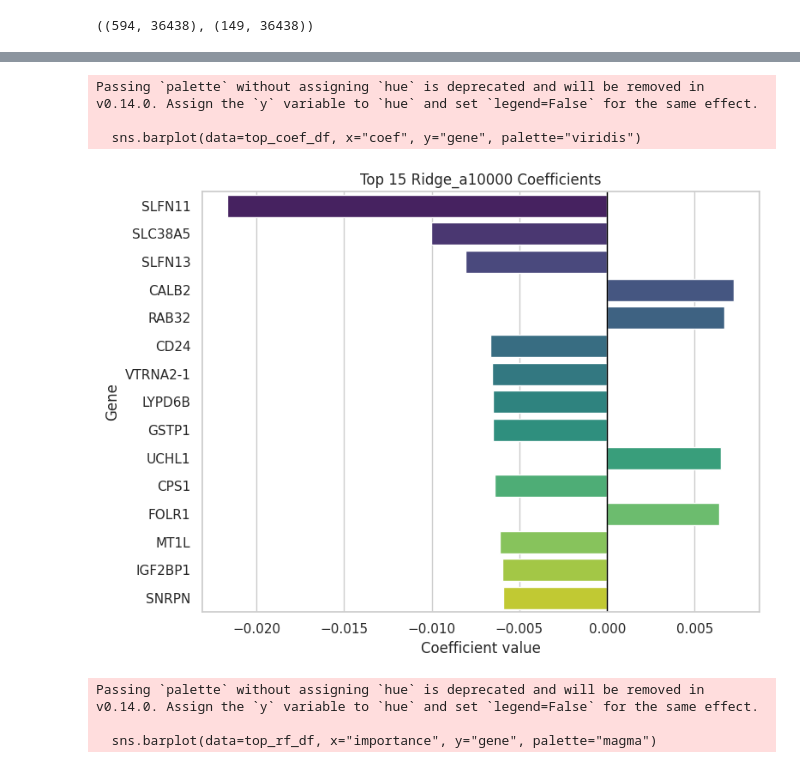
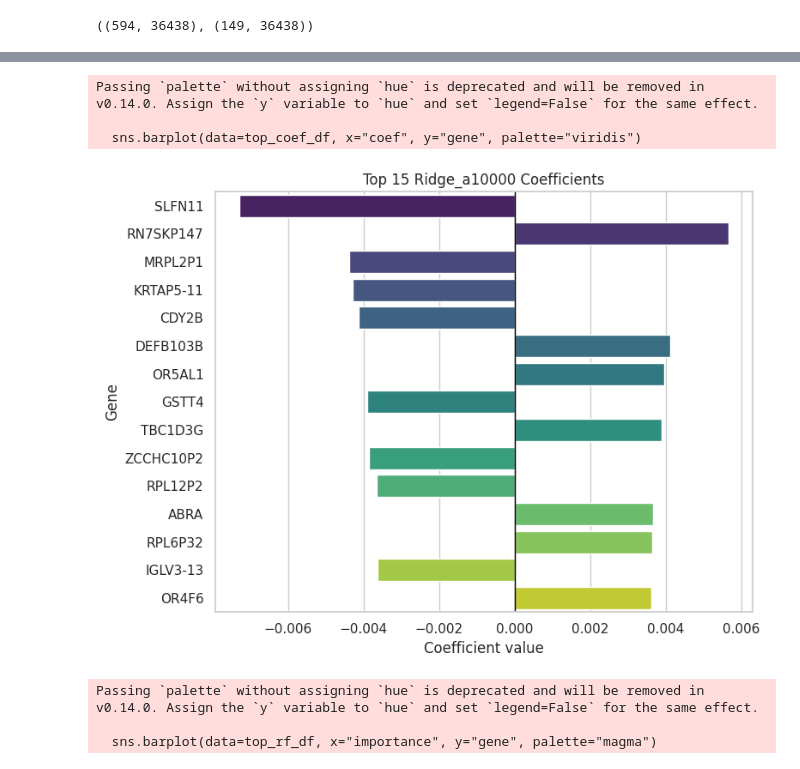
Before and after one commit to AarzuM39/gdsc-drug-response-project, a Jupyter notebook: notebooks/04_model_comparison_and_interpretation.ipynb, the cells around one changed output, grey strips where cells are left out. Cells and saved outputs as stored; diff of their text form; code cells hidden in the pictures.

```diff
--- a/notebooks/04_model_comparison_and_interpretation.ipynb
+++ b/notebooks/04_model_comparison_and_interpretation.ipynb
@@ -74,22 +74,35 @@ X_train.shape, X_test.shape
 # %% [output]
 ((594, 36438), (149, 36438))
 # %%
+from sklearn.impute import SimpleImputer
 from sklearn.linear_model import Ridge
 from sklearn.ensemble import RandomForestRegressor
 
-ridge_a100 = Ridge(alpha=100, random_state=42)
+ridge_a100 = make_pipeline(
+    SimpleImputer(strategy="mean"),
+    StandardScaler(),
+    Ridge(alpha=100, random_state=42)
+)
+
+ridge_a10000 = make_pipeline(
+    SimpleImputer(strategy="mean"),
+    StandardScaler(),
+    Ridge(alpha=10000, random_state=42)
+)
+
+rf3 = make_pipeline(
+    SimpleImputer(strategy="mean"),
+    RandomForestRegressor(
+        n_estimators=300,
+        max_depth=7,
+        max_features=200,
+        min_samples_leaf=5,
+        n_jobs=-1,
+        random_state=42
+    )
+)
+
 ridge_a100.fit(X_train, y_train)
-
-ridge_a10000 = Ridge(alpha=10000, random_state=42)
 ridge_a10000.fit(X_train, y_train)
-
-rf3 = RandomForestRegressor(
-    n_estimators=300,
-    max_depth=7,
-    max_features=200,
-    min_samples_leaf=5,
-    n_jobs=-1,
-    random_state=42
-)
 rf3.fit(X_train, y_train)
 # %% [output]
@@ -297,33 +313,33 @@ plt.close(fig)
 # %%
 # Ridge feature importance / coefficient plot
 
 gene_names = df.drop(columns=["model_id", "drug_name", "ln_ic50"]).columns
 
 ridge_a10000.fit(X_train, y_train)
 
 coef_df = pd.DataFrame({
     "gene": gene_names,
-    "coef": ridge_a10000.coef_
+    "coef": ridge_a10000.named_steps["ridge"].coef_
 })
 
 top_n = 15
 top_coef_df = coef_df.reindex(coef_df["coef"].abs().sort_values(ascending=False).index).head(top_n)
 
 plt.figure(figsize=(8, 6))
 sns.barplot(data=top_coef_df, x="coef", y="gene", palette="viridis")
 plt.axvline(0, color="black", linewidth=1)
 plt.title(f"Top {top_n} Ridge_a10000 Coefficients")
 plt.xlabel("Coefficient value")
 plt.ylabel("Gene")
 plt.tight_layout()
 plt.savefig(fig_dir / "ridge_a10000_top_coefficients.png", dpi=300, bbox_inches="tight")
 plt.show()
 plt.close(fig)
 # %% [output]
 Passing `palette` without assigning `hue` is deprecated and will be removed in v0.14.0. Assign the `y` variable to `hue` and set `legend=False` for the same effect.
 
   sns.barplot(data=top_coef_df, x="coef", y="gene", palette="viridis")
-[figure, old version]
+[figure, new version]
 # %%
 # RF3 feature importance / coefficient plot
 
```
Also changed, not shown: parts of 9 cells of this notebook.
